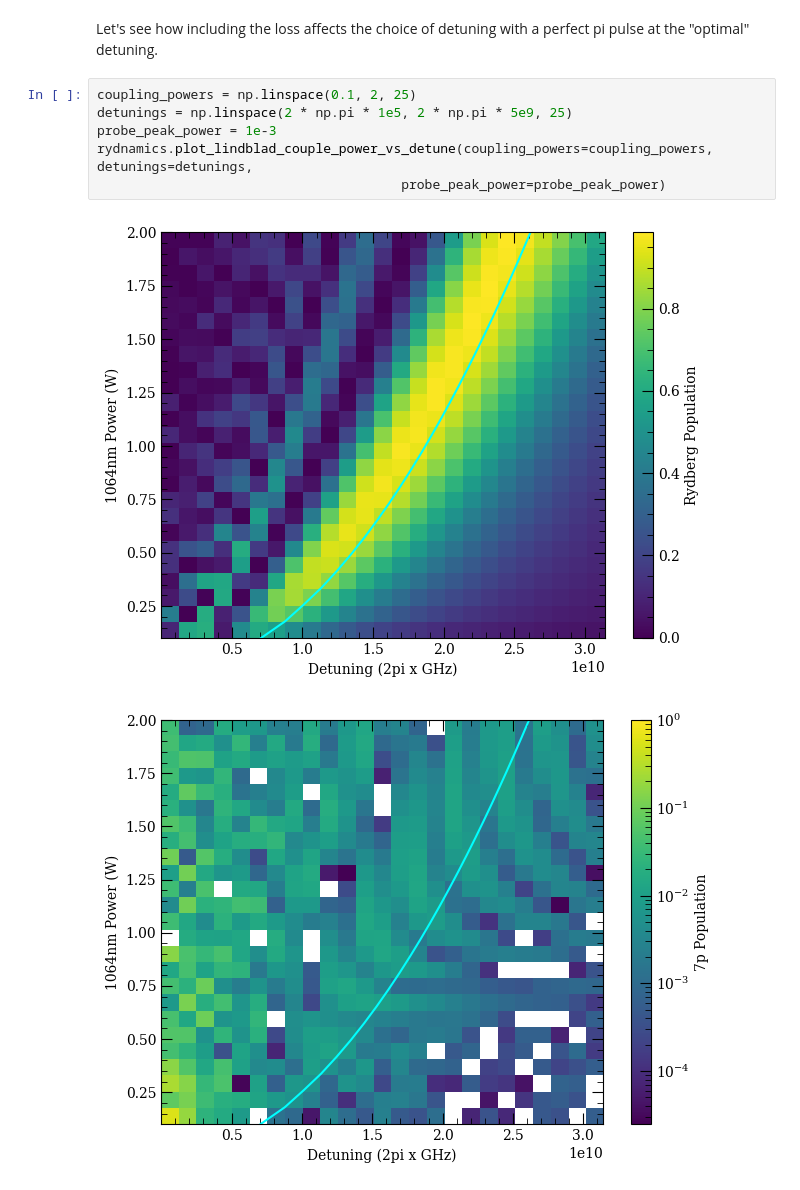
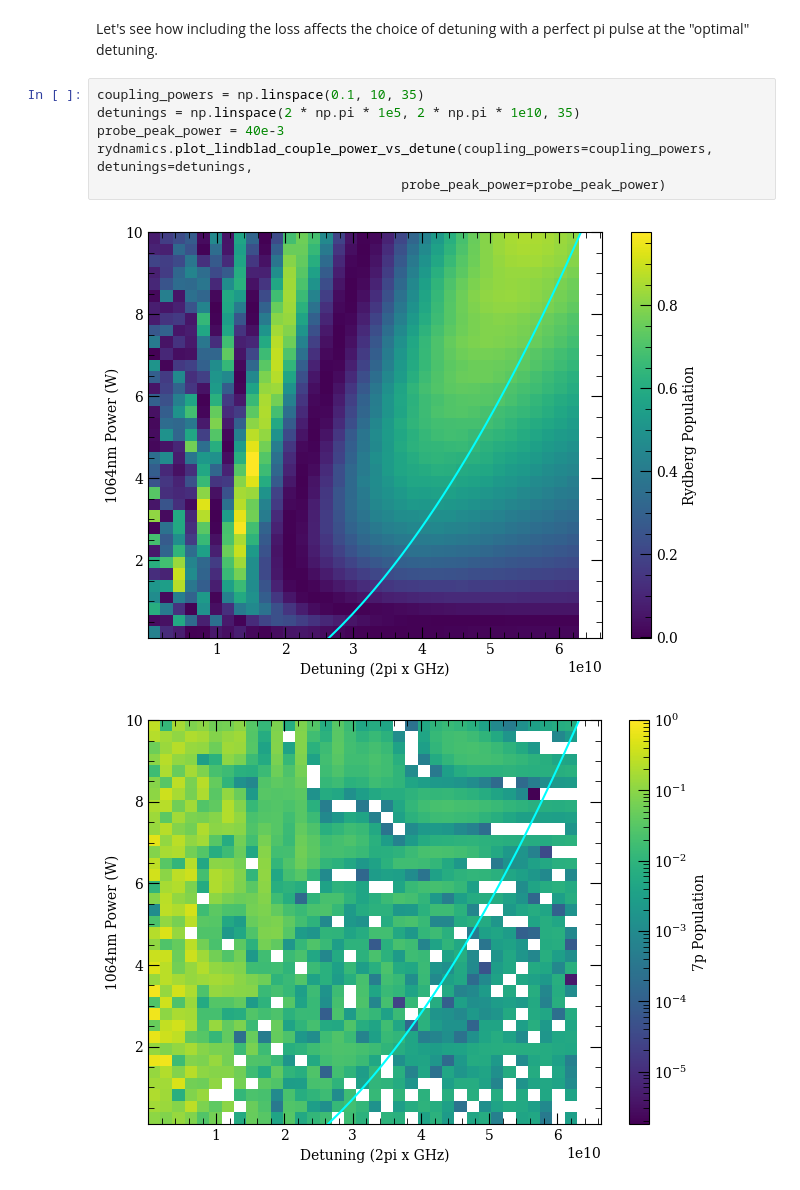
Before and after one commit to npeard/mmwave-calcs, a Jupyter notebook: notebooks/RydbergTuning.ipynb, the cells around one changed output. Cells and saved outputs as stored; diff of their text form.

```diff
--- a/notebooks/RydbergTuning.ipynb
+++ b/notebooks/RydbergTuning.ipynb
@@ -140,11 +161,11 @@ time: 10.5 s (started: 2024-04-22 17:09:27 -07:00)
 # %% [markdown]
 Let's see how including the loss affects the choice of detuning with a perfect pi pulse at the "optimal" detuning.
 # %%
-coupling_powers = np.linspace(0.1, 2, 25)
-detunings = np.linspace(2 * np.pi * 1e5, 2 * np.pi * 5e9, 25)
-probe_peak_power = 1e-3
+coupling_powers = np.linspace(0.1, 10, 35)
+detunings = np.linspace(2 * np.pi * 1e5, 2 * np.pi * 1e10, 35)
+probe_peak_power = 40e-3
 rydnamics.plot_lindblad_couple_power_vs_detune(coupling_powers=coupling_powers, detunings=detunings,
 									   probe_peak_power=probe_peak_power)
 # %% [output]
-[figure, old version]
+[figure, new version]
-[figure, old version]
+[figure, new version]
```
Also changed, not shown: parts of 14 cells of this notebook, 3 other files.
